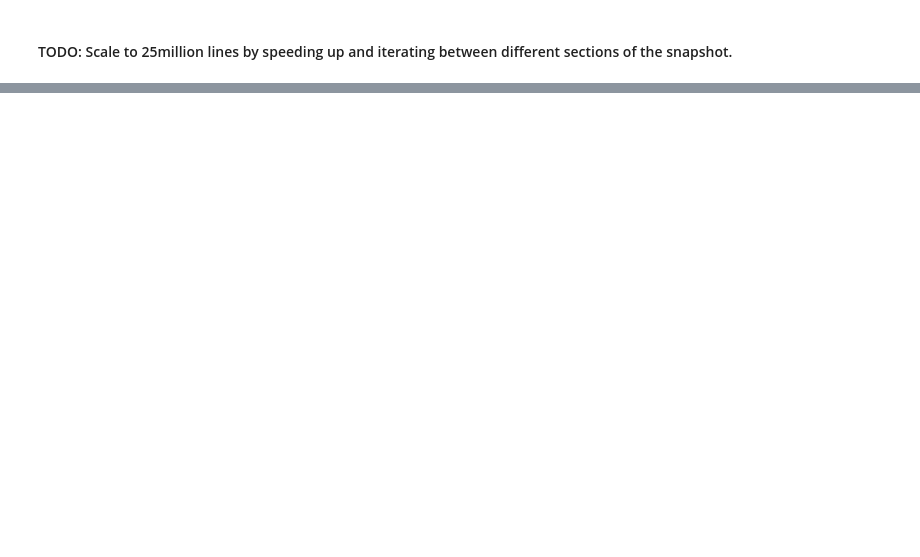
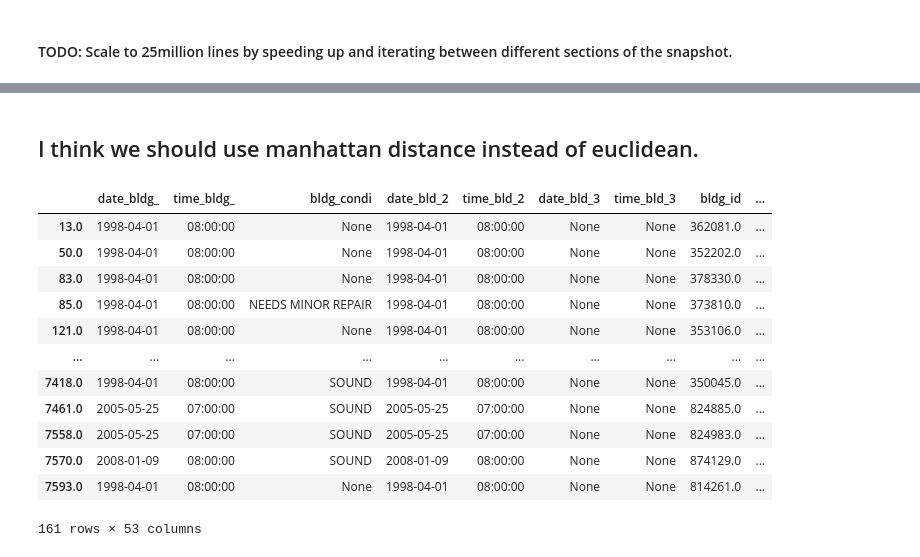
Before and after one commit to gajaha/smc-cuda-intersect, a Jupyter notebook: snapshot_to_building.ipynb, the cells around one changed output, grey strips where cells are left out. Saved outputs shown, nothing was run; the diff lists cells and outputs as text; code cells hidden in the pictures; blank space fills up the shorter version.

```diff
--- a/snapshot_to_building.ipynb
+++ b/snapshot_to_building.ipynb
@@ -219,0 +275,18 @@ plot_start_end(sim_start,sim_end,build_agent_count_both)
+# %% [markdown]
+## I think we should use manhattan distance instead of euclidean.
+# %%
+build_agent_count_both
+# %% [output]
+|  | date_bldg_ | time_bldg_ | bldg_condi | date_bld_2 | time_bld_2 | date_bld_3 | time_bld_3 | bldg_id | ... |
+| 13.0 | 1998-04-01 | 08:00:00 | None | 1998-04-01 | 08:00:00 | None | None | 362081.0 | ... |
+| 50.0 | 1998-04-01 | 08:00:00 | None | 1998-04-01 | 08:00:00 | None | None | 352202.0 | ... |
+| 83.0 | 1998-04-01 | 08:00:00 | None | 1998-04-01 | 08:00:00 | None | None | 378330.0 | ... |
+| 85.0 | 1998-04-01 | 08:00:00 | NEEDS MINOR REPAIR | 1998-04-01 | 08:00:00 | None | None | 373810.0 | ... |
+| 121.0 | 1998-04-01 | 08:00:00 | None | 1998-04-01 | 08:00:00 | None | None | 353106.0 | ... |
+| ... | ... | ... | ... | ... | ... | ... | ... | ... | ... |
+| 7418.0 | 1998-04-01 | 08:00:00 | SOUND | 1998-04-01 | 08:00:00 | None | None | 350045.0 | ... |
+| 7461.0 | 2005-05-25 | 07:00:00 | SOUND | 2005-05-25 | 07:00:00 | None | None | 824885.0 | ... |
+| 7558.0 | 2005-05-25 | 07:00:00 | SOUND | 2005-05-25 | 07:00:00 | None | None | 824983.0 | ... |
+| 7570.0 | 2008-01-09 | 08:00:00 | SOUND | 2008-01-09 | 08:00:00 | None | None | 874129.0 | ... |
+| 7593.0 | 1998-04-01 | 08:00:00 | None | 1998-04-01 | 08:00:00 | None | None | 814261.0 | ... |
+161 rows × 53 columns
```
Also changed, not shown: parts of 8 cells of this notebook, 6 other files.
